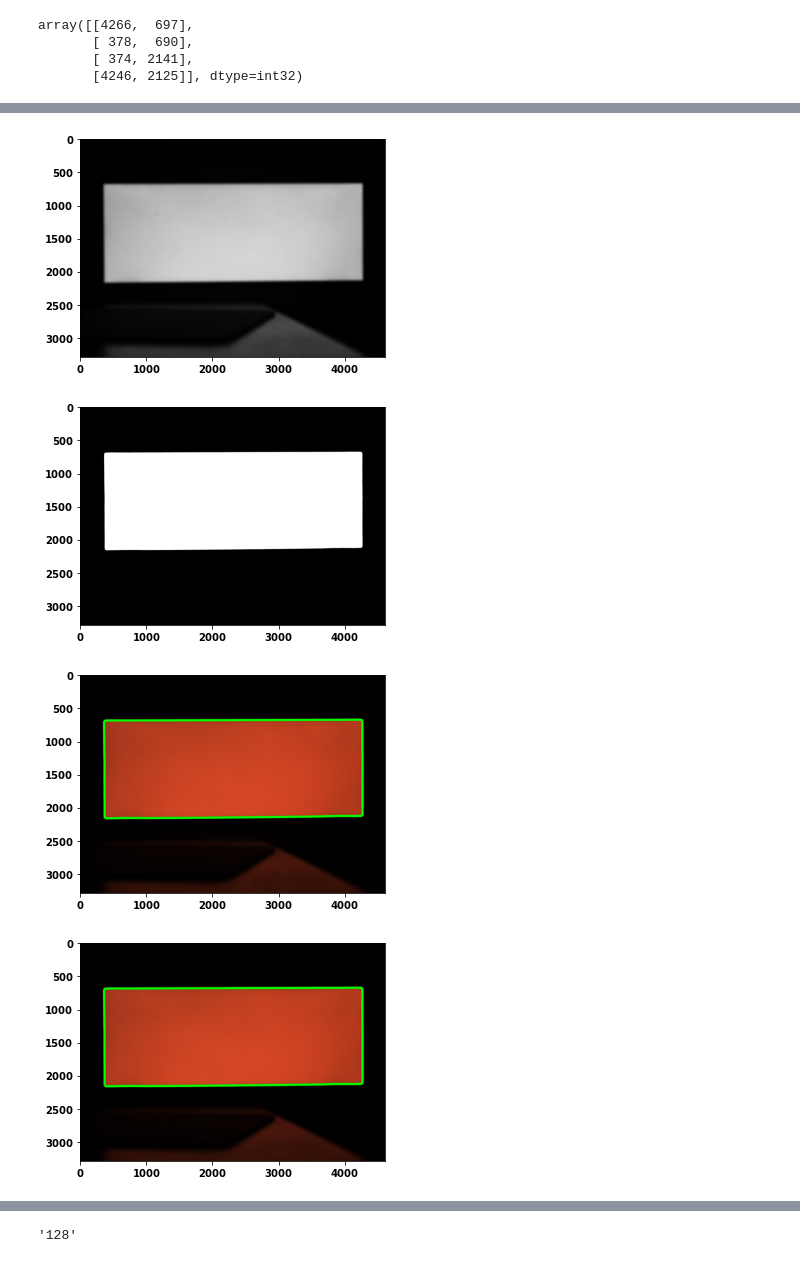
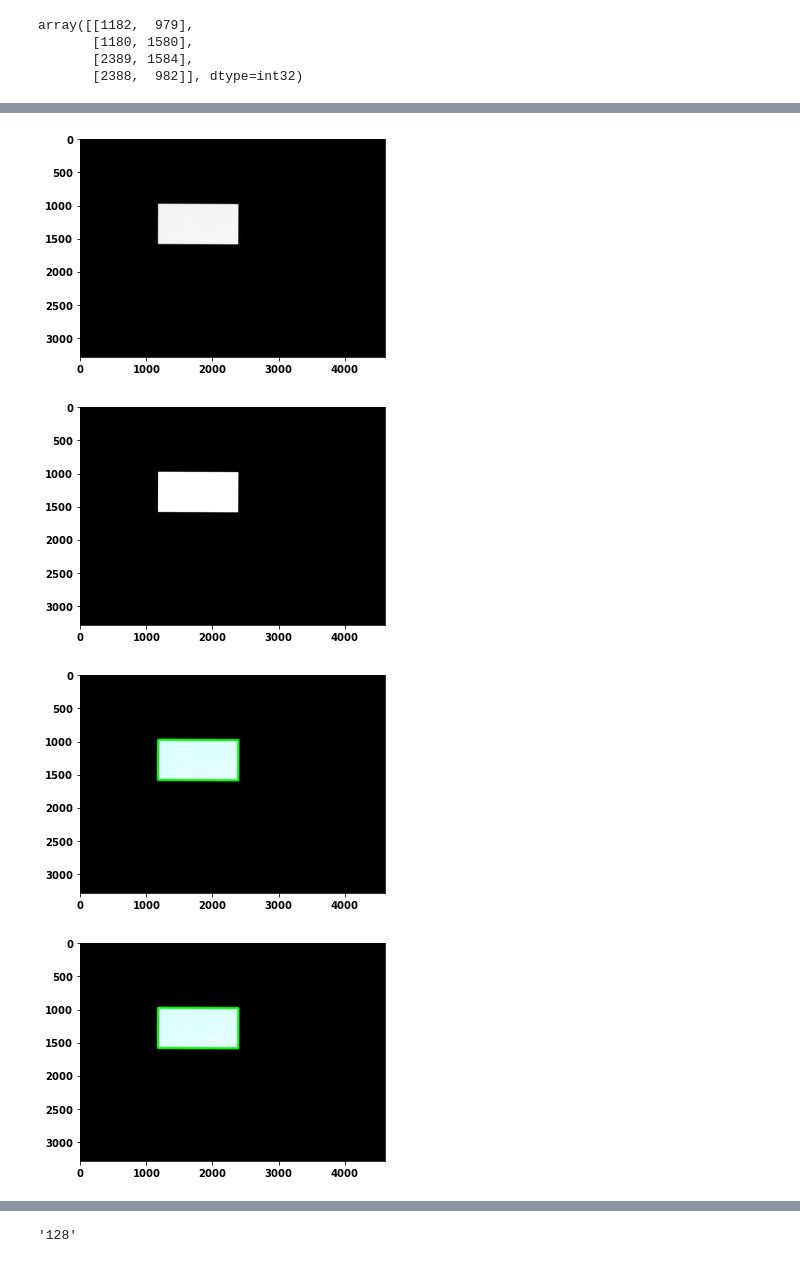
Before and after one commit to CCXXXI/screen-checker, a Jupyter notebook: example.ipynb, the cells around one changed output, grey strips where cells are left out. Cells and saved outputs as stored; diff of their text form; code cells hidden in the pictures.

```diff
--- a/example.ipynb
+++ b/example.ipynb
@@ -13,11 +13,11 @@ from screen_checker import (
 
 screen_checker.debug = True
 # %%
-photo = cv2.imread("./resources/red/0.png")
-corners = find_screen(photo, Color.RED)
+photo = cv2.imread("./resources/white/2.png")
+corners = find_screen(photo, Color.WHITE)
 corners
 # %% [output]
-array([[4266,  697],
-       [ 378,  690],
-       [ 374, 2141],
-       [4246, 2125]], dtype=int32)
+array([[1182,  979],
+       [1180, 1580],
+       [2389, 1584],
+       [2388,  982]], dtype=int32)
@@ -25,4 +25,4 @@ array([[4266,  697],
-[figure, old version]
+[figure, new version]
-[figure, old version]
+[figure, new version]
-[figure, old version]
+[figure, new version]
-[figure, old version]
+[figure, new version]
```
Also changed, not shown: parts of 4 cells of this notebook.
